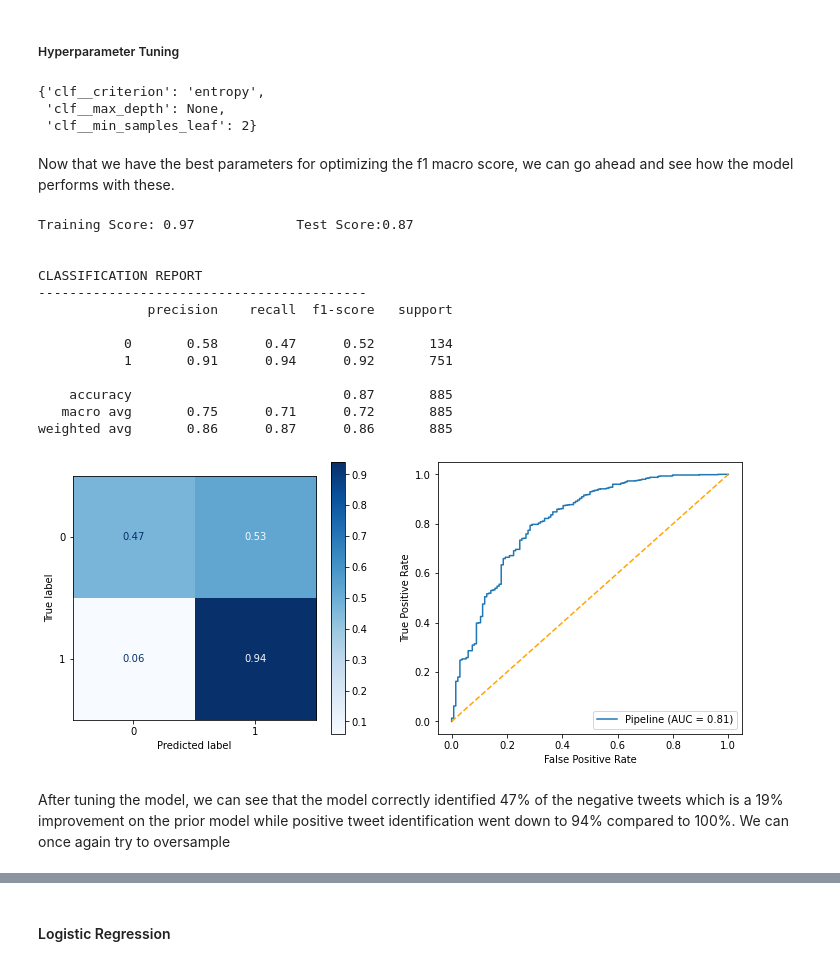
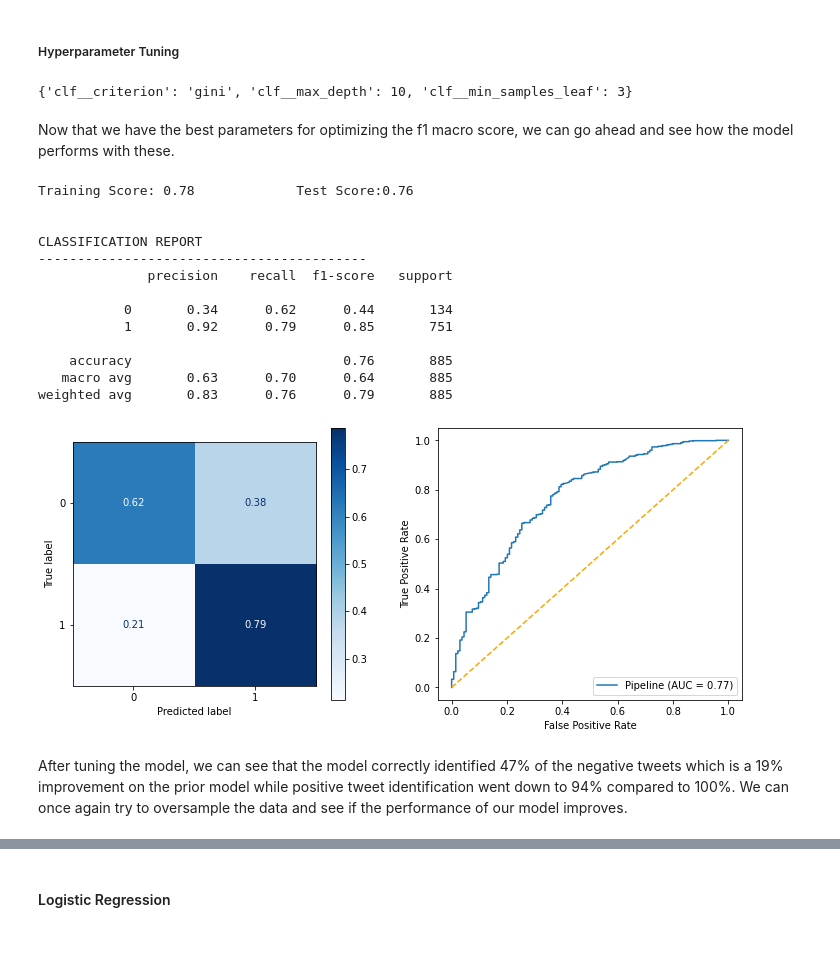
Before and after one commit to ebtezcan/Apple-Google-NLP-Analysis, a Jupyter notebook: index_OSEMN_plus_mvp.ipynb, the cells around one changed output, grey strips where cells are left out. Saved outputs shown, nothing was run; the diff lists cells and outputs as text; code cells hidden in the pictures.

Commit message:
added additional gridsearches and logistic regression model

```diff
--- a/index_OSEMN_plus_mvp.ipynb
+++ b/index_OSEMN_plus_mvp.ipynb
@@ -1115,44 +1115,42 @@ param_grid = {'clf__criterion': ['gini', 'entropy'],
         'clf__min_samples_leaf': [1, 2, 3]
        }
 
-gridsearch = GridSearchCV(estimator=clf_pipe, param_grid = param_grid, scoring='f1_macro')
+gridsearch = GridSearchCV(estimator=clf_pipe, param_grid = param_grid, scoring='recall_macro')
 
 gridsearch.fit(X_train,  y_train)
 gridsearch.best_params_
 # %% [output]
-{'clf__criterion': 'entropy',
- 'clf__max_depth': None,
- 'clf__min_samples_leaf': 2}
+{'clf__criterion': 'gini', 'clf__max_depth': 10, 'clf__min_samples_leaf': 3}
 # %% [markdown]
 Now that we have the best parameters for optimizing the f1 macro score, we can go ahead and see how the model performs with these.
 # %%
 clf_pipe = Pipeline([('vectorizer', TfidfVectorizer(tokenizer=tokenizer.tokenize,
                                                     stop_words=stop_lst)),
                      ('clf', RandomForestClassifier(class_weight='balanced',
                                                     random_state=42,
-                                                    criterion='entropy', max_depth=None,
-                                                    min_samples_leaf=2))])
+                                                    criterion='gini', max_depth=10,
+                                                    min_samples_leaf=3))])
 
 clf_pipe.fit(X_train, y_train)
 y_pred = clf_pipe.predict(X_test)
 classification(y_test, y_pred, X_test, X_train, clf_pipe)
 # %% [output]
-Training Score: 0.97             Test Score:0.87
+Training Score: 0.78             Test Score:0.76
 
 
 CLASSIFICATION REPORT
 ------------------------------------------
               precision    recall  f1-score   support
 
-           0       0.58      0.47      0.52       134
-           1       0.91      0.94      0.92       751
+           0       0.34      0.62      0.44       134
+           1       0.92      0.79      0.85       751
 
-    accuracy                           0.87       885
-   macro avg       0.75      0.71      0.72       885
-weighted avg       0.86      0.87      0.86       885
+    accuracy                           0.76       885
+   macro avg       0.63      0.70      0.64       885
+weighted avg       0.83      0.76      0.79       885
-[figure, old version]
+[figure, new version]
 # %% [markdown]
-After tuning the model, we can see that the model correctly identified 47% of the negative tweets which is a 19% improvement on the prior model while positive tweet identification went down to 94% compared to 100%. We can once again try to oversample
+After tuning the model, we can see that the model correctly identified 47% of the negative tweets which is a 19% improvement on the prior model while positive tweet identification went down to 94% compared to 100%. We can once again try to oversample the data and see if the performance of our model improves.
 # %%
 from imblearn.over_sampling import RandomOverSampler
 import imblearn.pipeline
```
Also changed, not shown: parts of 8 cells of this notebook.
